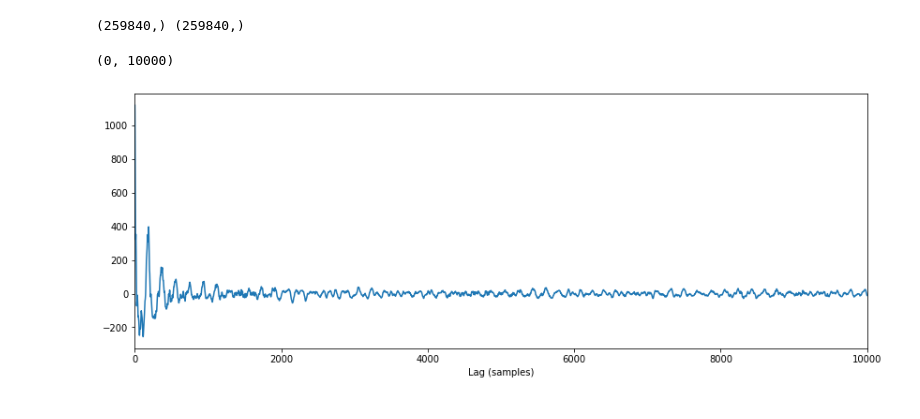
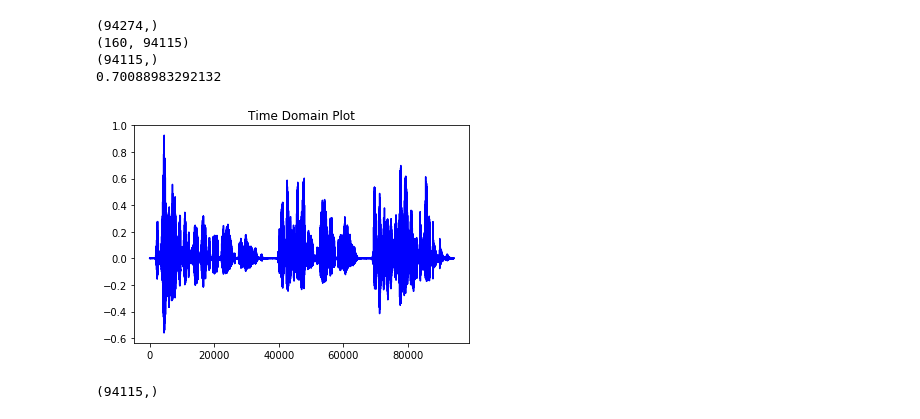
Before and after one commit to abhigyanghosh30/7th-Semester, a Jupyter notebook: SSP/A2/A2.ipynb, the cells around one changed output. Cells and saved outputs as stored; diff of their text form; code cells hidden in the pictures.

```diff
--- a/SSP/A2/A2.ipynb
+++ b/SSP/A2/A2.ipynb
@@ -12,11 +0,0 @@ librosa.display.waveplot(x, sr)
-# %%
-r = numpy.correlate(x, x, mode='full')[len(x)-1:]
-print(x.shape, r.shape)
-plt.figure(figsize=(14, 5))
-plt.plot(r[:10000])
-plt.xlabel('Lag (samples)')
-plt.xlim(0, 10000)
-# %% [output]
-(259840,) (259840,)
-(0, 10000)
-[figure, removed]
@@ -22,0 +20,28 @@ plt.xlim(0, 10000)
+# %%
+y, s = librosa.load('H_MKB.wav', sr=8000)
+print(np.shape(y))
+Fs = 8000
+frames = buffer(y, 20*Fs/1000, (20*Fs/1000)-1);
+print(np.shape(frames))
+E = np.sum(np.multiply(frames, frames), axis=0)
+print(np.shape(E))
+threshold = np.mean(E)
+print(threshold)
+# %% [output]
+(94274,)
+(160, 94115)
+(94115,)
+0.70088983292132
+# %%
+plt.title('Time Domain Plot')
+plt.plot(y, 'b')
+plt.show()
+# %% [output]
+[figure, added]
+# %%
+sec=np.shape(frames)[1]
+vuv = np.zeros((1, sec))
+vuv = np.where(E<threshold, 0, 10)
+np.shape(vuv)
+# %% [output]
+(94115,)
```
Also changed, not shown: parts of 6 cells of this notebook, 2 other files.
